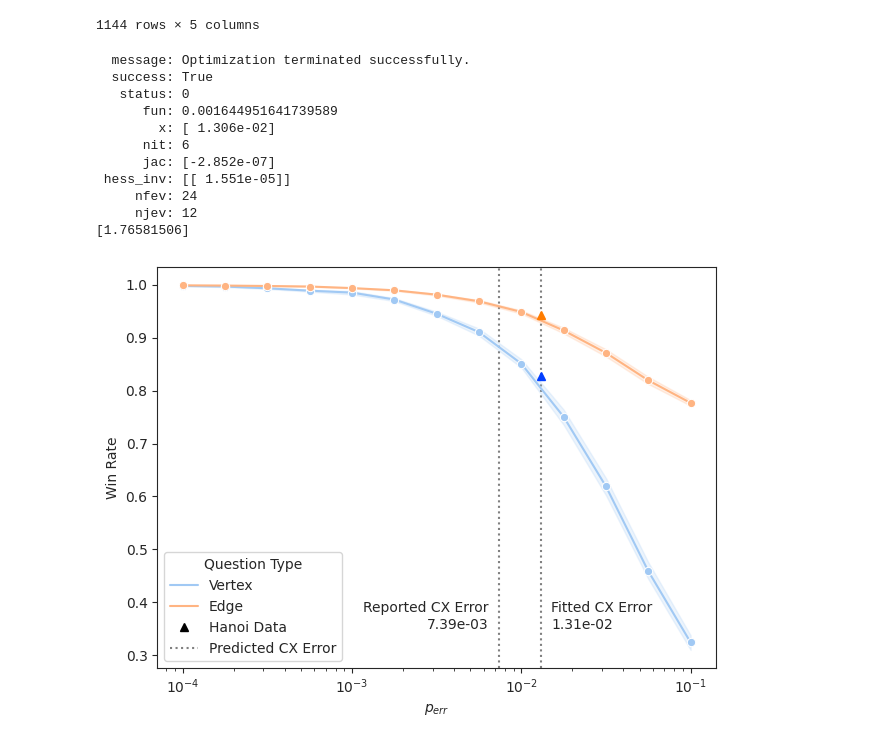
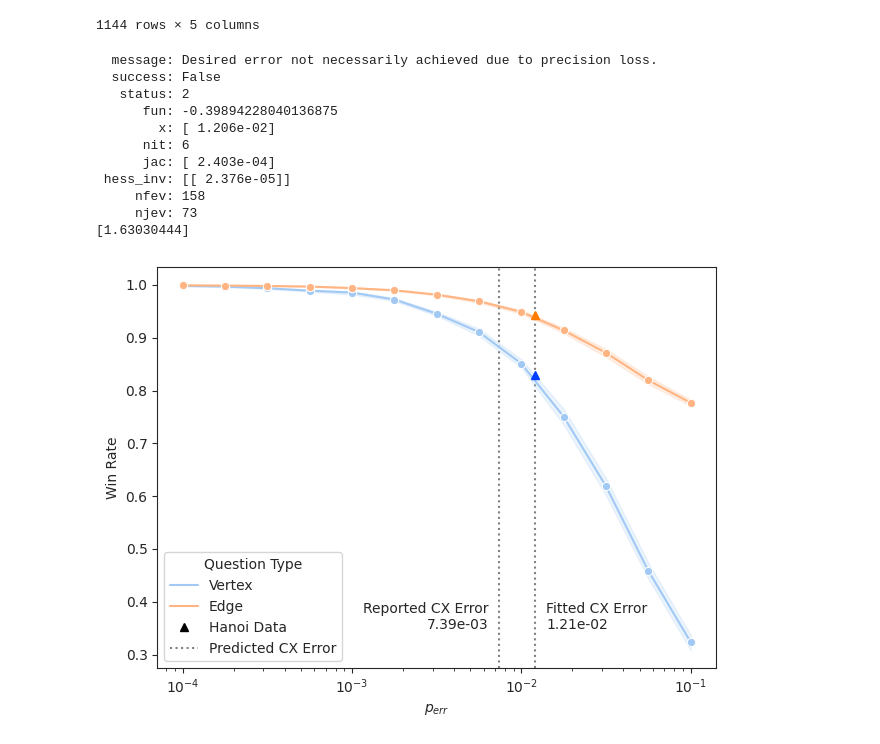
Before and after one commit to jfurches/nonlocalgames, a Jupyter notebook: examples/g14_on_ibm/zne.ipynb, the cells around one changed output. Cells and saved outputs as stored; diff of their text form; code cells hidden in the pictures.

Commit message:
Improve fitting of error

```diff
--- a/examples/g14_on_ibm/zne.ipynb
+++ b/examples/g14_on_ibm/zne.ipynb
@@ -388,6 +383,7 @@ df
 import numpy as np
 import pandas as pd
 from scipy.optimize import minimize
+from scipy import stats
 import seaborn as sns
 import matplotlib.pyplot as plt
 sns.set_style('ticks')
@@ -403,79 +399,98 @@ g = sns.lineplot(data=df, x='p_err', y='p_win', hue='qtype',
 # Plot hanoi data
 real_data = pd.read_csv('../../data/g14_constrained_u3ry/ibm_processed.csv')
 real_data = real_data.loc[real_data.backend == 'ibm_hanoi', ['qtype', 'q_winrate']]
-cx_err = 7.395e-3
+
+real_dw = real_data.loc[real_data.qtype == 'Edge'].q_winrate.mean() - \
+            real_data.loc[real_data.qtype == 'Vertex'].q_winrate.mean()
+
+reported_cx_err = 7.395e-3
 # sns.pointplot(data=real_data, x='cx_err', y='q_winrate',
 #               hue='qtype', markers='*', ax=ax, scale=2.0)
 
 def get_error_func():
     vertex_df = df.loc[df.qtype == 'Vertex'].copy()
     vertex_df.sort_values('p_err')
-    x_v, y_v = vertex_df.p_err.values, vertex_df.p_win.values
+    mean_vertex_df = vertex_df.groupby('p_err').mean(numeric_only=True).reset_index()
+    sigma_vertex_df = vertex_df.groupby('p_err').std(numeric_only=True).reset_index()
+    x_v, y_v = mean_vertex_df.p_err.values, mean_vertex_df.p_win.values
+    sigma_y_v = sigma_vertex_df.p_win.values
 
     edge_df = df.loc[df.qtype == 'Edge'].copy()
     edge_df.sort_values('p_err')
-    x_e, y_e = edge_df.p_err.values, edge_df.p_win.values
+    mean_edge_df = edge_df.groupby('p_err').mean(numeric_only=True).reset_index()
+    sigma_edge_df = edge_df.groupby('p_err').std(numeric_only=True).reset_index()
+    x_e, y_e = mean_edge_df.p_err.values, mean_edge_df.p_win.values
+    sigma_y_e = sigma_edge_df.p_win.values
 
-    y_v_mean = real_data.loc[real_data.qtype == 'Vertex', 'q_winrate'].mean()
-    y_e_mean = real_data.loc[real_data.qtype == 'Edge', 'q_winrate'].mean()
+    # y_v_mean = real_data.loc[real_data.qtype == 'Vertex', 'q_winrate'].mean()
+    # y_e_mean = real_data.loc[real_data.qtype == 'Edge', 'q_winrate'].mean()
 
-    def error_diff(cx_err):
+    def error_prob(cx_err):
         pred_y_e = np.interp(cx_err, x_e, y_e)
         pred_y_v = np.interp(cx_err, x_v, y_v)
+        dw = pred_y_e - pred_y_v
 
-        dist = (pred_y_e - y_e_mean) ** 2 + (pred_y_v - y_v_mean) ** 2
-        return np.sqrt(dist)
+        pred_sigma_e = np.interp(cx_err, x_e, sigma_y_e)
+        pred_sigma_v = np.interp(cx_err, x_v, sigma_y_v)
+        sigma_dw = np.sqrt(pred_sigma_e ** 2 + pred_sigma_v ** 2)
 
-    return error_diff
+        z = (real_dw - dw) / sigma_dw
+        p = stats.norm.pdf(z)
+        return -p
 
-res = minimize(get_error_func(), cx_err)
+        # dist = (pred_y_e - y_e_mean) ** 2 + (pred_y_v - y_v_mean) ** 2
+        # return np.sqrt(dist)
+
+    return error_prob
+
+res = minimize(get_error_func(), reported_cx_err)
 optimal_cx_err = res.x
 print(res)
-print(optimal_cx_err / cx_err)
+print(optimal_cx_err / reported_cx_err)
 
 sns.set_palette('bright')
 
 plt.plot(
     optimal_cx_err,
     real_data.loc[real_data.qtype=='Vertex'].q_winrate.mean(),
     '^', color="C0", label='Hanoi Data'
 )
 
 plt.plot(
     optimal_cx_err,
     real_data.loc[real_data.qtype=='Edge'].q_winrate.mean(),
     '^', color="C1"
 )
 
 ylim = plt.ylim()
 plt.vlines(optimal_cx_err, *ylim, label='Predicted CX Error', linestyles='dotted', colors='gray', zorder=-1)
-plt.vlines(cx_err, *ylim, linestyles='dotted', colors='gray', zorder=-1)
-plt.text(cx_err - 1e-3, 0.35, f'Reported CX Error\n{cx_err:.2e}',
-        horizontalalignment='right')
-plt.text(optimal_cx_err + 2e-3, 0.35, f'Fitted CX Error\n{optimal_cx_err.item():.2e}',
-         horizontalalignment='left')
+plt.vlines(reported_cx_err, *ylim, linestyles='dotted', colors='gray', zorder=-1)
+plt.text(reported_cx_err - 1e-3, 0.4, f'Reported CX Error\n{reported_cx_err:.2e}',
+        horizontalalignment='right', verticalalignment='top')
+plt.text(optimal_cx_err + 2e-3, 0.4, f'Fitted CX Error\n{optimal_cx_err.item():.2e}',
+         horizontalalignment='left', verticalalignment='top')
 plt.ylim(*ylim)
 
 legend = plt.legend()
 legend.set_title('Question Type')
 legend.get_lines()[2].set_color('black')
 plt.xlabel(r'$p_{err}$')
 plt.xscale('log')
 plt.ylabel('Win Rate')
 plt.tight_layout()
 plt.savefig('simulated_noise.png', dpi=300)
 plt.savefig('simulated_noise.pdf')
 plt.show()
 # %% [output]
-  message: Optimization terminated successfully.
-  success: True
-   status: 0
-      fun: 0.001644951641739589
-        x: [ 1.306e-02]
+  message: Desired error not necessarily achieved due to precision loss.
+  success: False
+   status: 2
+      fun: -0.39894228040136875
+        x: [ 1.206e-02]
       nit: 6
-      jac: [-2.852e-07]
- hess_inv: [[ 1.551e-05]]
-     nfev: 24
-     njev: 12
-[1.76581506]
+      jac: [ 2.403e-04]
+ hess_inv: [[ 2.376e-05]]
+     nfev: 158
+     njev: 73
+[1.63030444]
-[figure, old version]
+[figure, new version]
```
Also changed, not shown: parts of 2 cells of this notebook, 2 other files.
